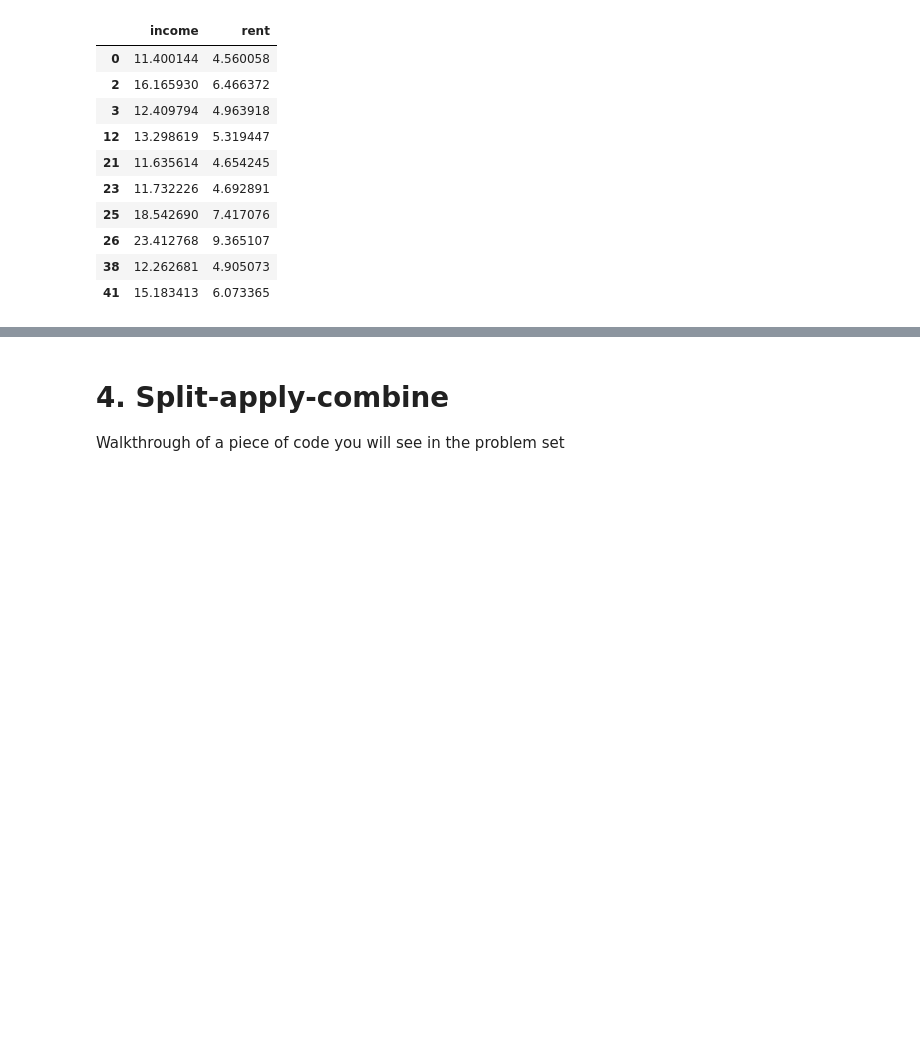
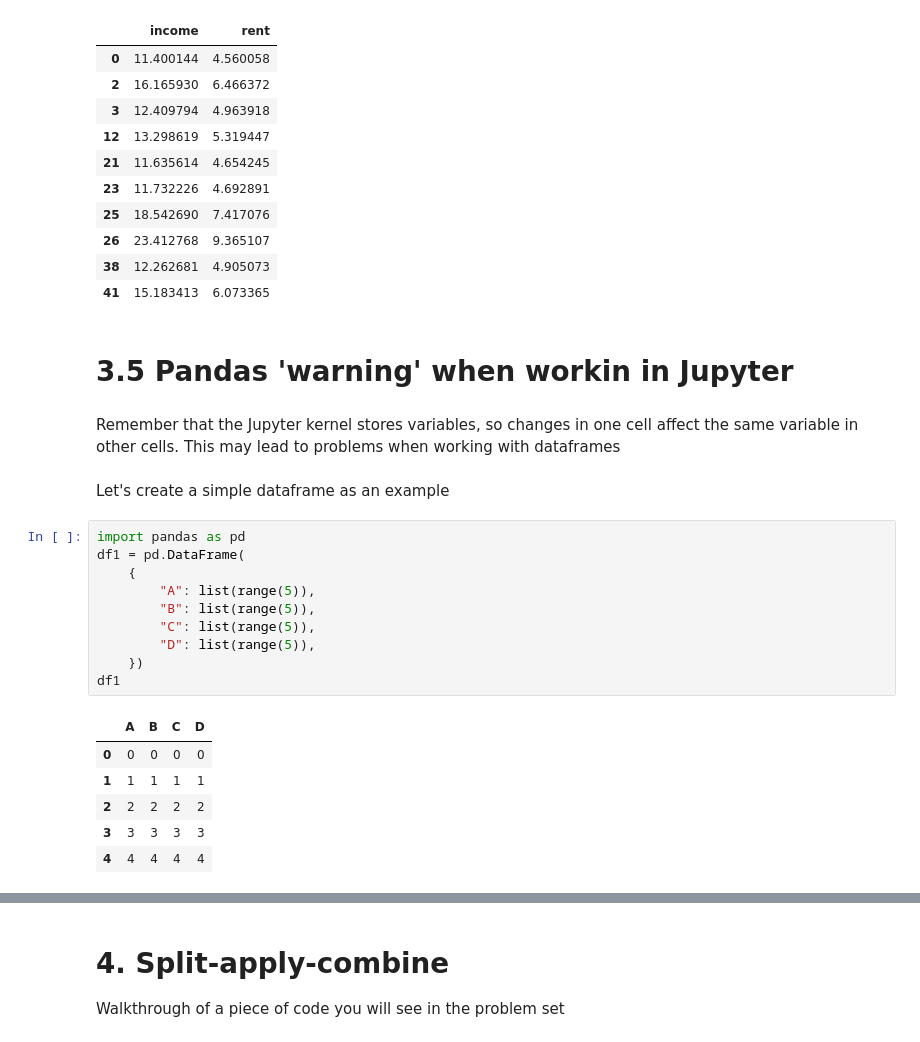
Before and after one commit to Goldfield1/NumEconClass, a Jupyter notebook: Problem set 4/week8.ipynb, the cells around one changed output, grey strips where cells are left out. Saved outputs shown, nothing was run; the diff lists cells and outputs as text; blank space fills up the shorter version.

```diff
--- a/Problem set 4/week8.ipynb
+++ b/Problem set 4/week8.ipynb
@@ -158,3 +171,26 @@ df_sub.head(10)
 | 26 | 23.412768 | 9.365107 |
 | 38 | 12.262681 | 4.905073 |
 | 41 | 15.183413 | 6.073365 |
+# %% [markdown]
+# 3.5 Pandas 'warning' when workin in Jupyter
+# %% [markdown]
+Remember that the Jupyter kernel stores variables, so changes in one cell affect the same variable in other cells. This may lead to problems when working with dataframes
+# %% [markdown]
+Let's create a simple dataframe as an example
+# %%
+import pandas as pd
+df1 = pd.DataFrame(
+    {
+        "A": list(range(5)),
+        "B": list(range(5)),
+        "C": list(range(5)),
+        "D": list(range(5)),
+    })
+df1
+# %% [output]
+|  | A | B | C | D |
+| 0 | 0 | 0 | 0 | 0 |
+| 1 | 1 | 1 | 1 | 1 |
+| 2 | 2 | 2 | 2 | 2 |
+| 3 | 3 | 3 | 3 | 3 |
+| 4 | 4 | 4 | 4 | 4 |
```
Also changed, not shown: parts of 13 cells of this notebook.
